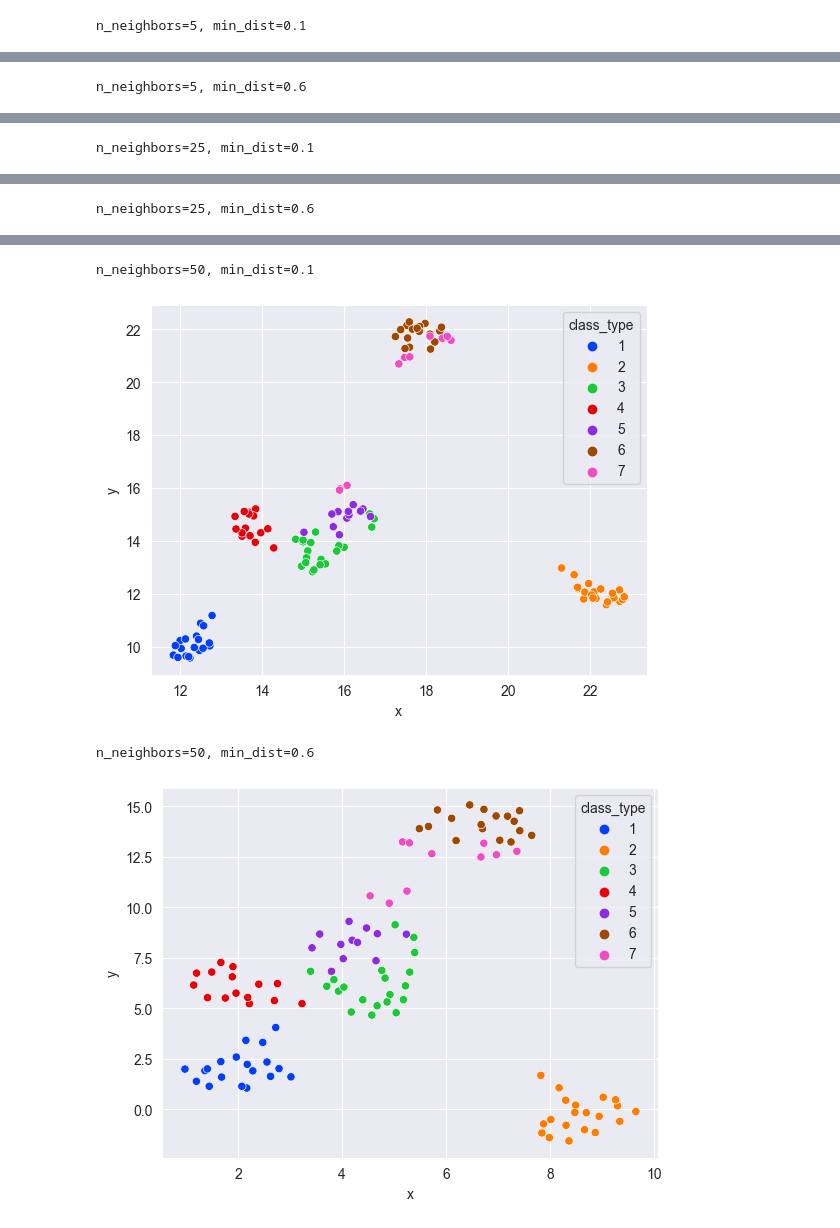
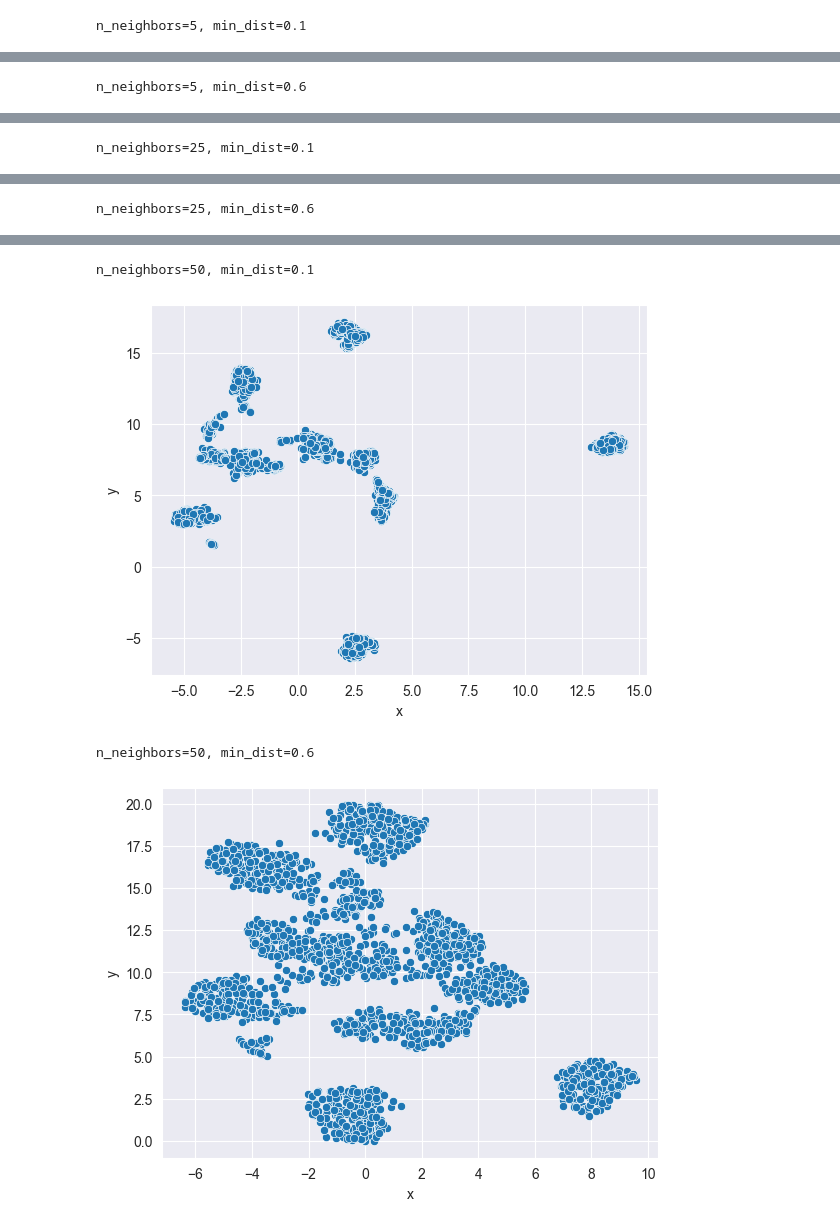
Before and after one commit to Proxypepe/Homework_Python, a Jupyter notebook: practice5/practice5.ipynb, the cells around one changed output, grey strips where cells are left out. Cells and saved outputs as stored; diff of their text form; code cells hidden in the pictures.

Commit message:
practice 5 load digits

```diff
--- a/practice5/practice5.ipynb
+++ b/practice5/practice5.ipynb
@@ -10,6 +11,8 @@ import plotly.graph_objs as go
 import plotly.express as px
 from plotly.subplots import make_subplots
 # %%
-data: pd.DataFrame = pd.read_csv('zoo.csv')
+# data: pd.DataFrame = pd.read_csv('zoo.csv')
+data = load_digits(as_frame=True).data
+
 data
 # %% [output]
@@ -31,3 +32,5 @@ D = data.drop(['class_type', 'animal_name'], axis=1)
+# %%
+D = data
 # %%
 scaler = preprocessing.MinMaxScaler()
 D = pd.DataFrame(scaler.fit_transform(D), columns=D.columns)
@@ -98,7 +86,7 @@ for i, perplexity, TSNE_feature in zip(indexes, perplexities, TSNE_features):
     DATA['y']=TSNE_feature[:, 1]
     fig = plt.figure()
     print(f"perplexity={perplexity}")
-    sns.scatterplot(x='x', y='y', hue=data['class_type'], data=DATA, palette='bright')
+    sns.scatterplot(x='x', y='y', data=DATA, palette='bright')
     plt.show()
 # %% [output]
 perplexity=5
@@ -150,7 +138,7 @@ for frame in d:
     DATA['y']=um[frame][:, 1]
     fig = plt.figure()
     print(f"n_neighbors={frame[0]}, min_dist={frame[1]}")
-    sns.scatterplot(x='x', y='y', hue=data['class_type'], data=DATA, palette='bright')
+    sns.scatterplot(x='x', y='y', data=DATA, palette='bright')
     plt.show()
 # %% [output]
 n_neighbors=5, min_dist=0.1
@@ -164,4 +152,4 @@ n_neighbors=25, min_dist=0.6
 n_neighbors=50, min_dist=0.1
-[figure, old version]
+[figure, new version]
 n_neighbors=50, min_dist=0.6
-[figure, old version]
+[figure, new version]
```
Also changed, not shown: parts of 10 cells of this notebook.
